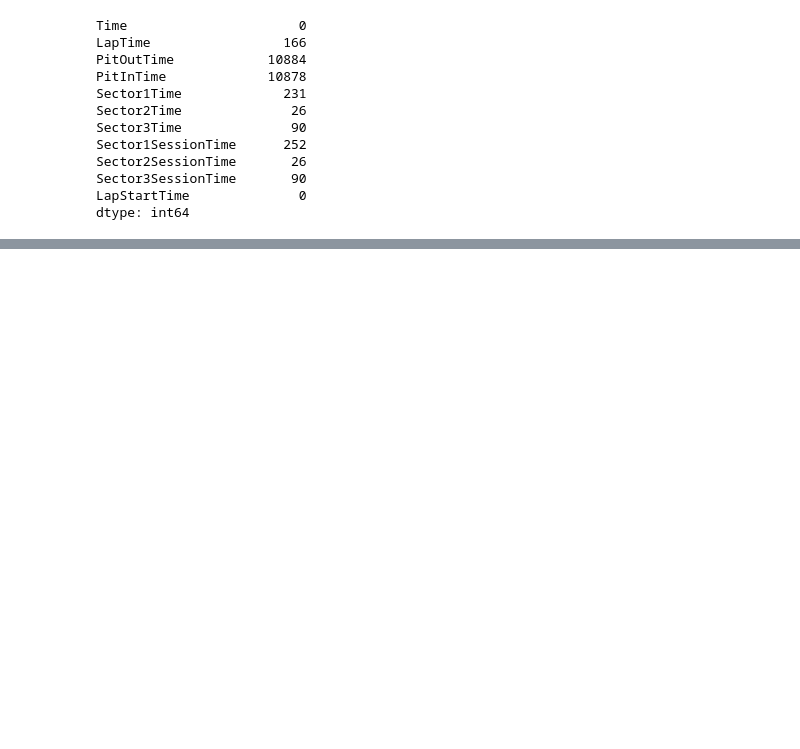
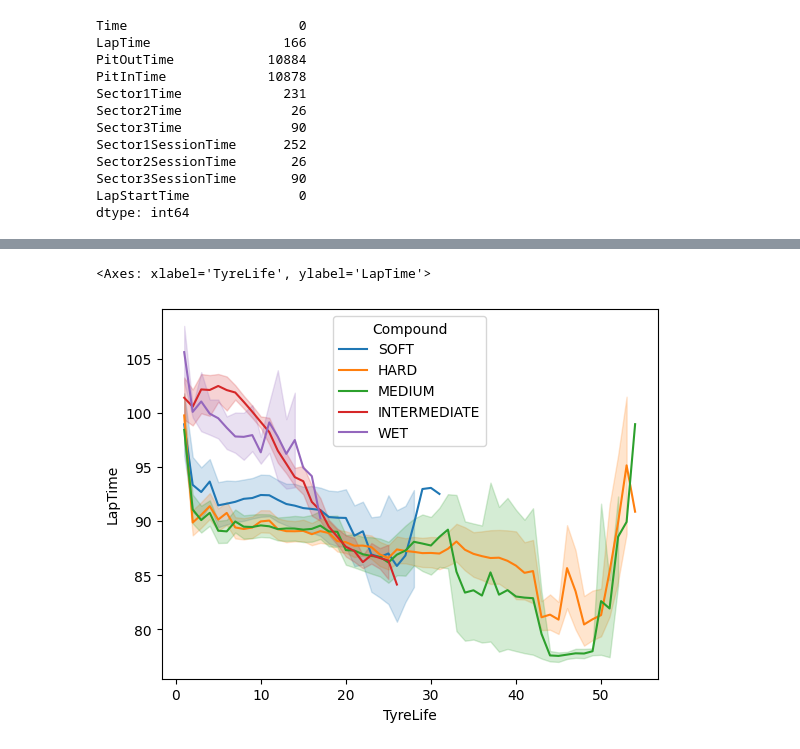
Before and after one commit to the-liyanage/f1-strategy-optimizer, a Jupyter notebook: notebooks/01_eda.ipynb, the cells around one changed output, grey strips where cells are left out. Cells and saved outputs as stored; diff of their text form; code cells hidden in the pictures; blank space fills up the shorter version.

```diff
--- a/notebooks/01_eda.ipynb
+++ b/notebooks/01_eda.ipynb
@@ -438,0 +571,10 @@ memory usage: 55.1 KB
+# %%
+sns.lineplot(
+    data = clean_df,
+    x = "TyreLife",
+    y = "LapTime",
+    hue = "Compound"
+)
+# %% [output]
+<Axes: xlabel='TyreLife', ylabel='LapTime'>
+[figure, added]
```
Also changed, not shown: parts of 29 cells of this notebook.
